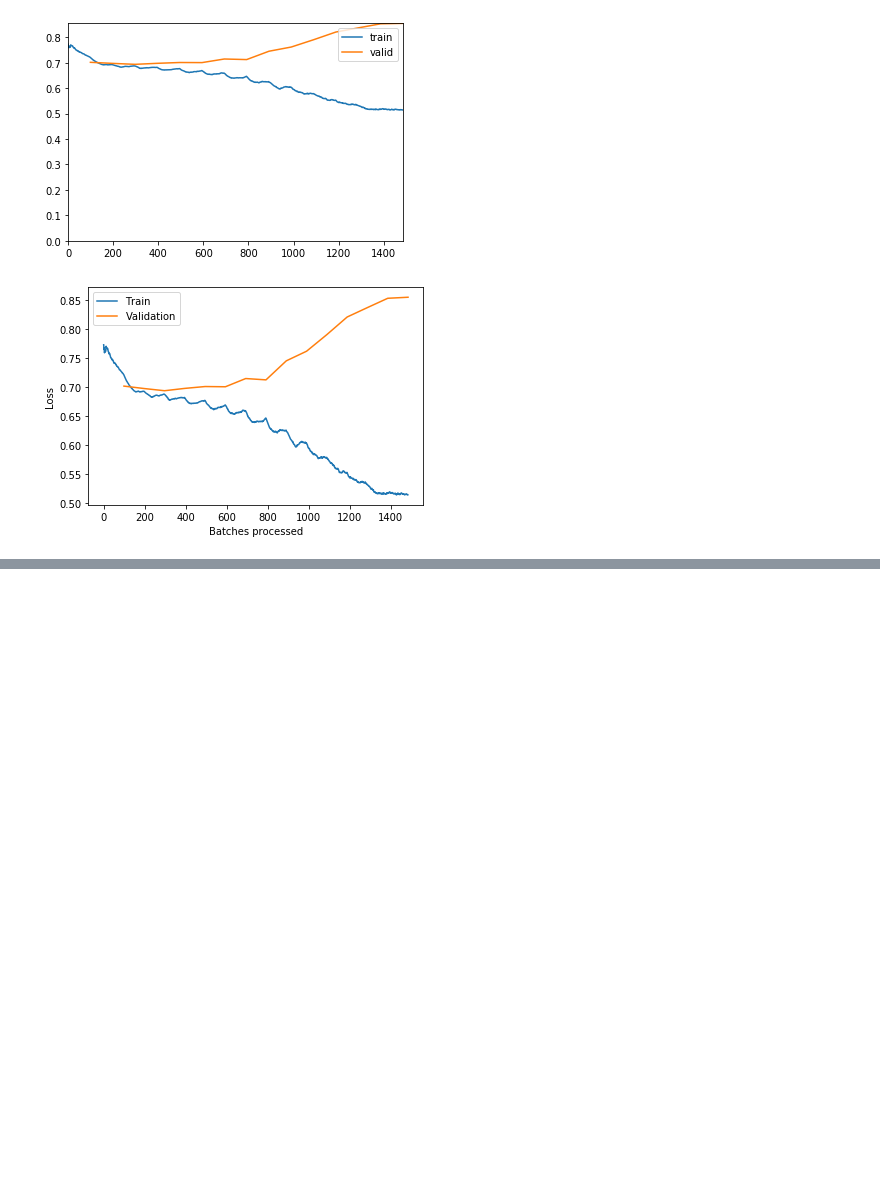
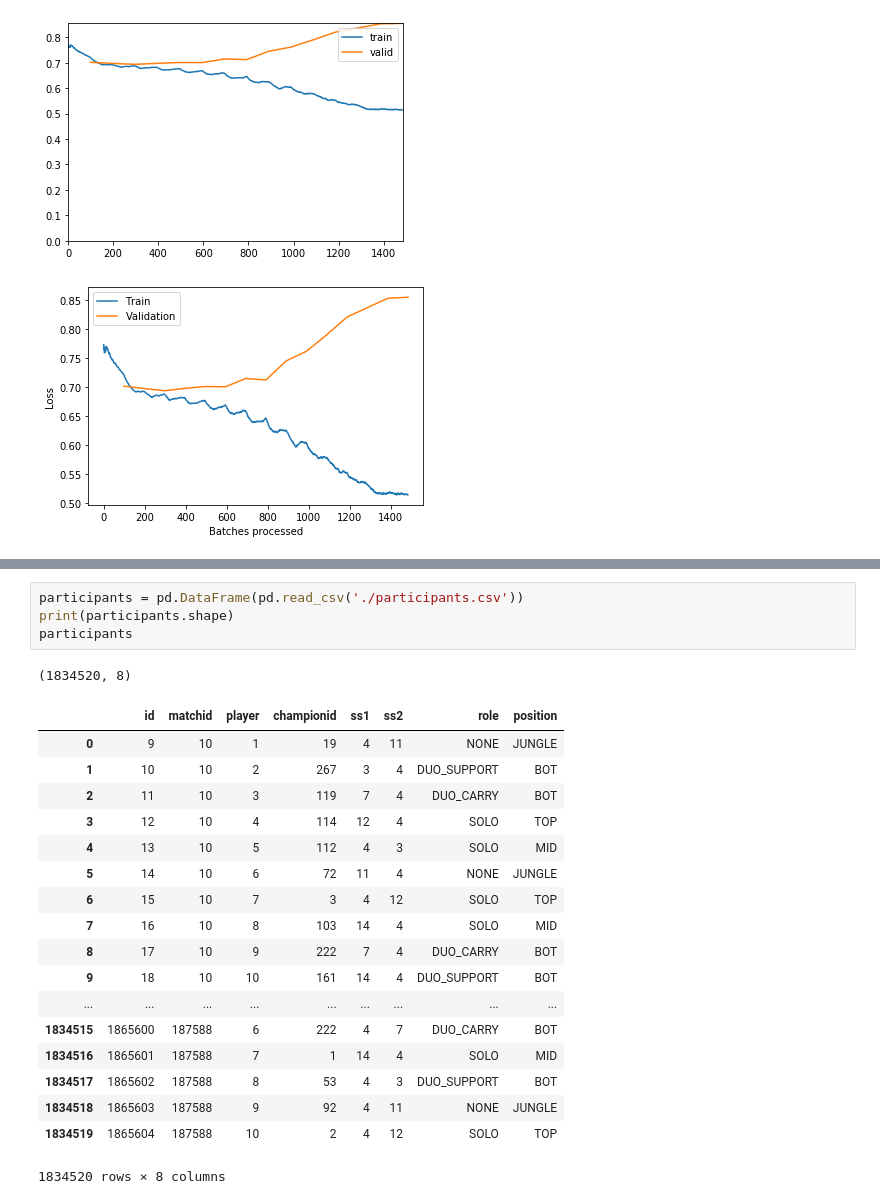
Before and after one commit to SeunginLyu/league_of_ml, a Jupyter notebook: To dodge or not to dodge.ipynb, the cells around one changed output, grey strips where cells are left out. Drawn from its saved outputs; the diff is of its cells as text; blank space fills up the shorter version.

```diff
--- a/To dodge or not to dodge.ipynb
+++ b/To dodge or not to dodge.ipynb
@@ -279,0 +317,24 @@ learn.recorder.plot_losses()
+# %%
+participants = pd.DataFrame(pd.read_csv('./participants.csv'))
+print(participants.shape)
+participants
+# %% [output]
+(1834520, 8)
+|  | id | matchid | player | championid | ss1 | ss2 | role | position |
+| 0 | 9 | 10 | 1 | 19 | 4 | 11 | NONE | JUNGLE |
+| 1 | 10 | 10 | 2 | 267 | 3 | 4 | DUO_SUPPORT | BOT |
+| 2 | 11 | 10 | 3 | 119 | 7 | 4 | DUO_CARRY | BOT |
+| 3 | 12 | 10 | 4 | 114 | 12 | 4 | SOLO | TOP |
+| 4 | 13 | 10 | 5 | 112 | 4 | 3 | SOLO | MID |
+| 5 | 14 | 10 | 6 | 72 | 11 | 4 | NONE | JUNGLE |
+| 6 | 15 | 10 | 7 | 3 | 4 | 12 | SOLO | TOP |
+| 7 | 16 | 10 | 8 | 103 | 14 | 4 | SOLO | MID |
+| 8 | 17 | 10 | 9 | 222 | 7 | 4 | DUO_CARRY | BOT |
+| 9 | 18 | 10 | 10 | 161 | 14 | 4 | DUO_SUPPORT | BOT |
+| ... | ... | ... | ... | ... | ... | ... | ... | ... |
+| 1834515 | 1865600 | 187588 | 6 | 222 | 4 | 7 | DUO_CARRY | BOT |
+| 1834516 | 1865601 | 187588 | 7 | 1 | 14 | 4 | SOLO | MID |
+| 1834517 | 1865602 | 187588 | 8 | 53 | 4 | 3 | DUO_SUPPORT | BOT |
+| 1834518 | 1865603 | 187588 | 9 | 92 | 4 | 11 | NONE | JUNGLE |
+| 1834519 | 1865604 | 187588 | 10 | 2 | 4 | 12 | SOLO | TOP |
+1834520 rows × 8 columns
```
Also changed, not shown: parts of 17 cells of this notebook, 1 other file.
